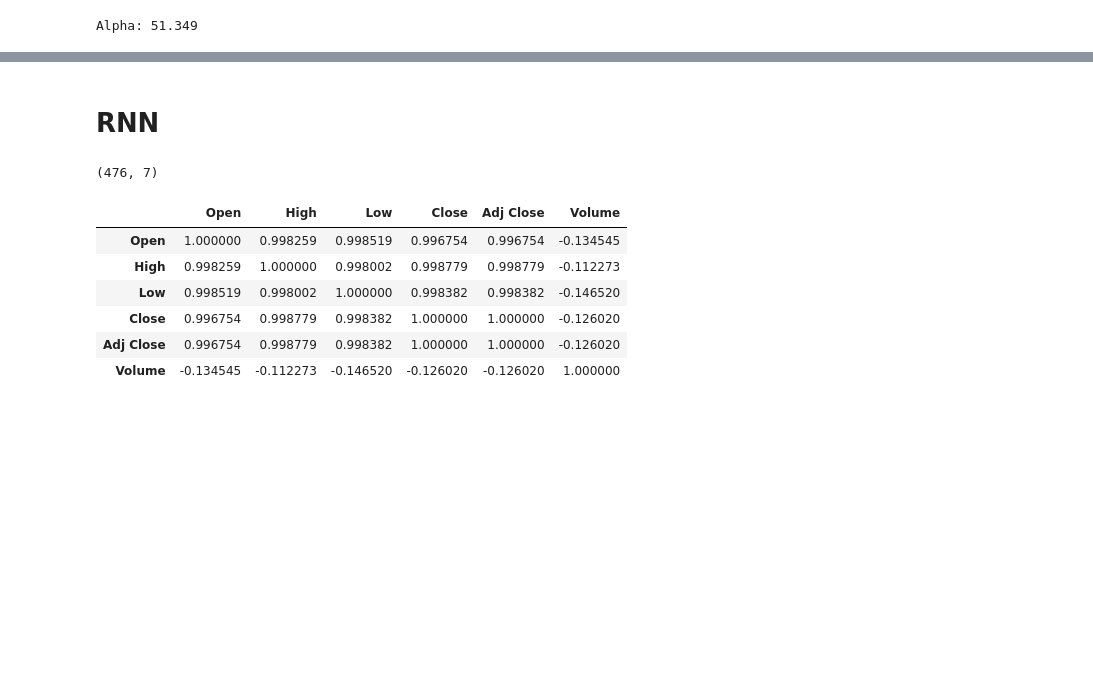
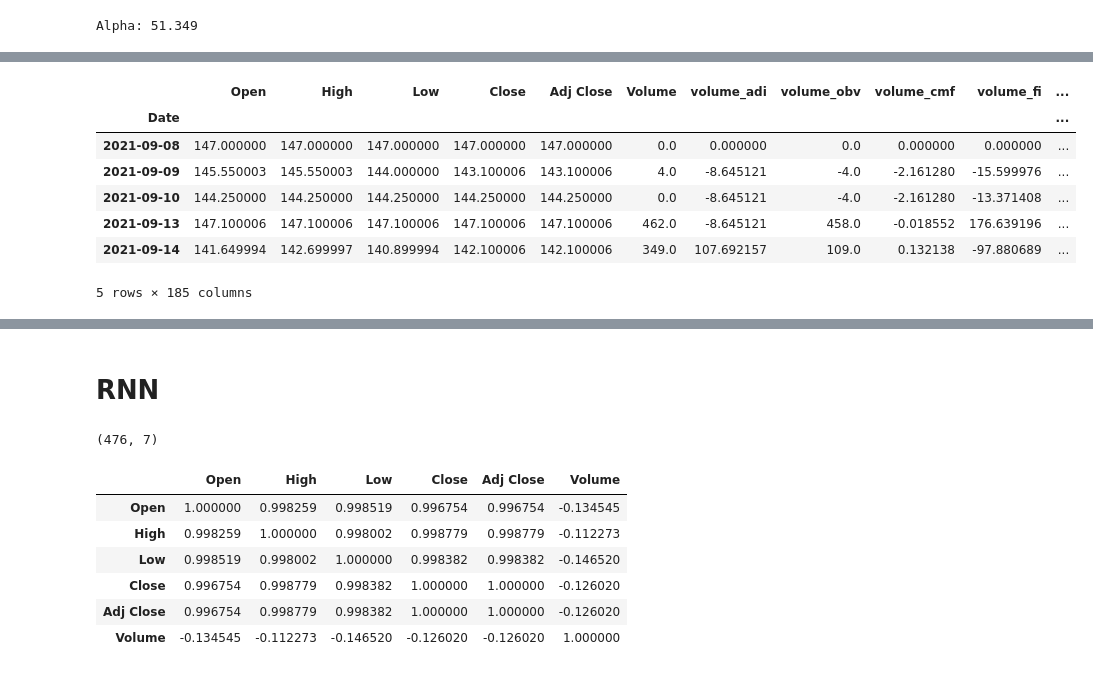
Before and after one commit to prrm4k/algorithmic_prediction, a Jupyter notebook: Algorithmic_trading.ipynb, the cells around one changed output, grey strips where cells are left out. Drawn from its saved outputs; the diff is of its cells as text; code cells hidden in the pictures; blank space fills up the shorter version.

```diff
--- a/Algorithmic_trading.ipynb
+++ b/Algorithmic_trading.ipynb
@@ -170,0 +199,7 @@ Alpha: 51.349
+# %%
+def feature_engineering(df):
+  df_copy = df.dropna().copy()
+  df_copy['returns'] = df_copy.Close.pct_change(1)
+  df_indicators = ta.add_all_ta_features(df = df, open='Open', high='High', low='Low', close='Adj Close', volume='Volume', fillna=True).shift(1)
+  dfc = pd.concat((df_indicators, df_copy), axis=1)
+  return dfc.dropna()
@@ -170,0 +208,11 @@ Alpha: 51.349
+# %%
+dfc.head()
+# %% [output]
+|  | Open | High | Low | Close | Adj Close | Volume | volume_adi | volume_obv | volume_cmf | volume_fi | ... |
+| Date |  |  |  |  |  |  |  |  |  |  | ... |
+| 2021-09-08 | 147.000000 | 147.000000 | 147.000000 | 147.000000 | 147.000000 | 0.0 | 0.000000 | 0.0 | 0.000000 | 0.000000 | ... |
+| 2021-09-09 | 145.550003 | 145.550003 | 144.000000 | 143.100006 | 143.100006 | 4.0 | -8.645121 | -4.0 | -2.161280 | -15.599976 | ... |
+| 2021-09-10 | 144.250000 | 144.250000 | 144.250000 | 144.250000 | 144.250000 | 0.0 | -8.645121 | -4.0 | -2.161280 | -13.371408 | ... |
+| 2021-09-13 | 147.100006 | 147.100006 | 147.100006 | 147.100006 | 147.100006 | 462.0 | -8.645121 | 458.0 | -0.018552 | 176.639196 | ... |
+| 2021-09-14 | 141.649994 | 142.699997 | 140.899994 | 142.100006 | 142.100006 | 349.0 | 107.692157 | 109.0 | 0.132138 | -97.880689 | ... |
+5 rows × 185 columns
```
Also changed, not shown: parts of 18 cells of this notebook.
